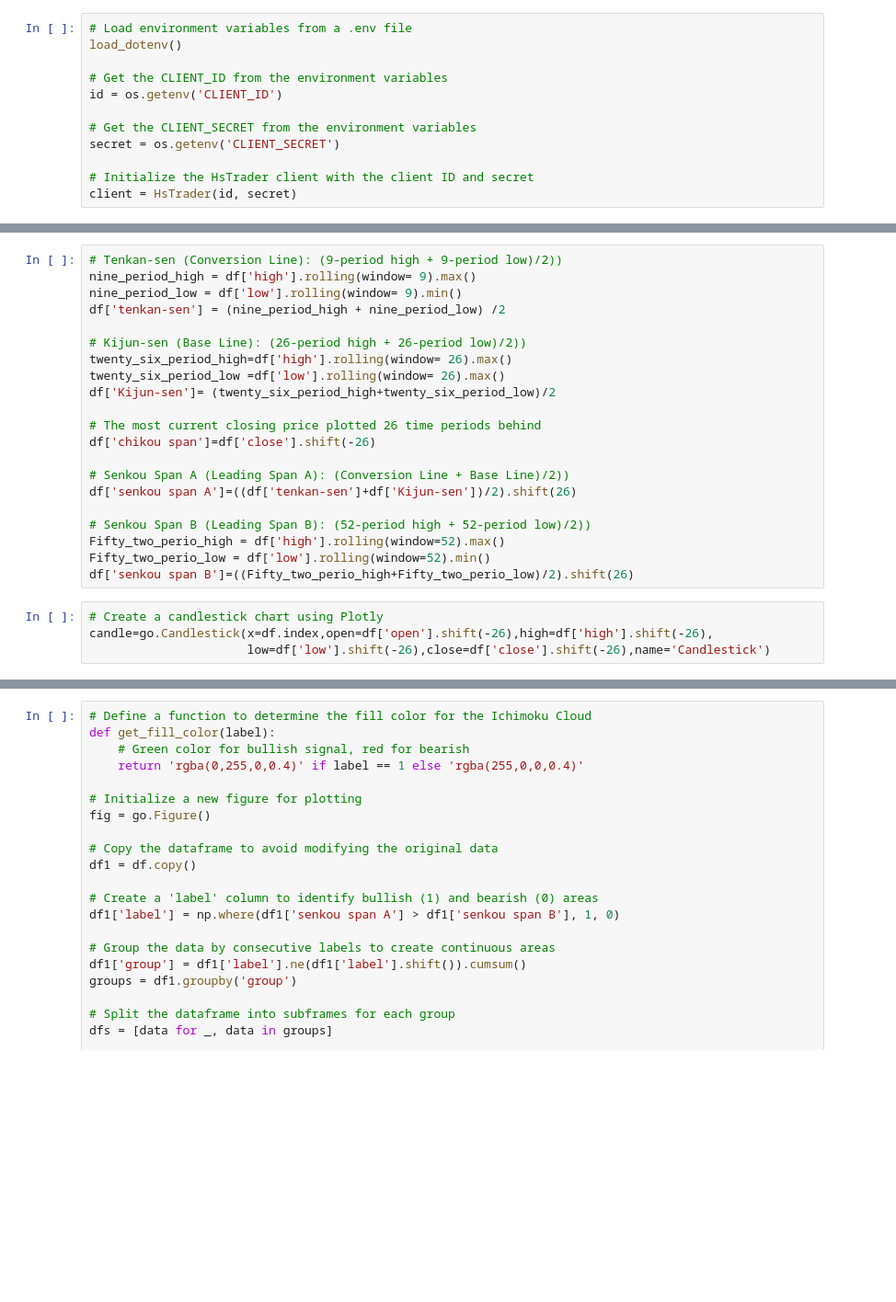
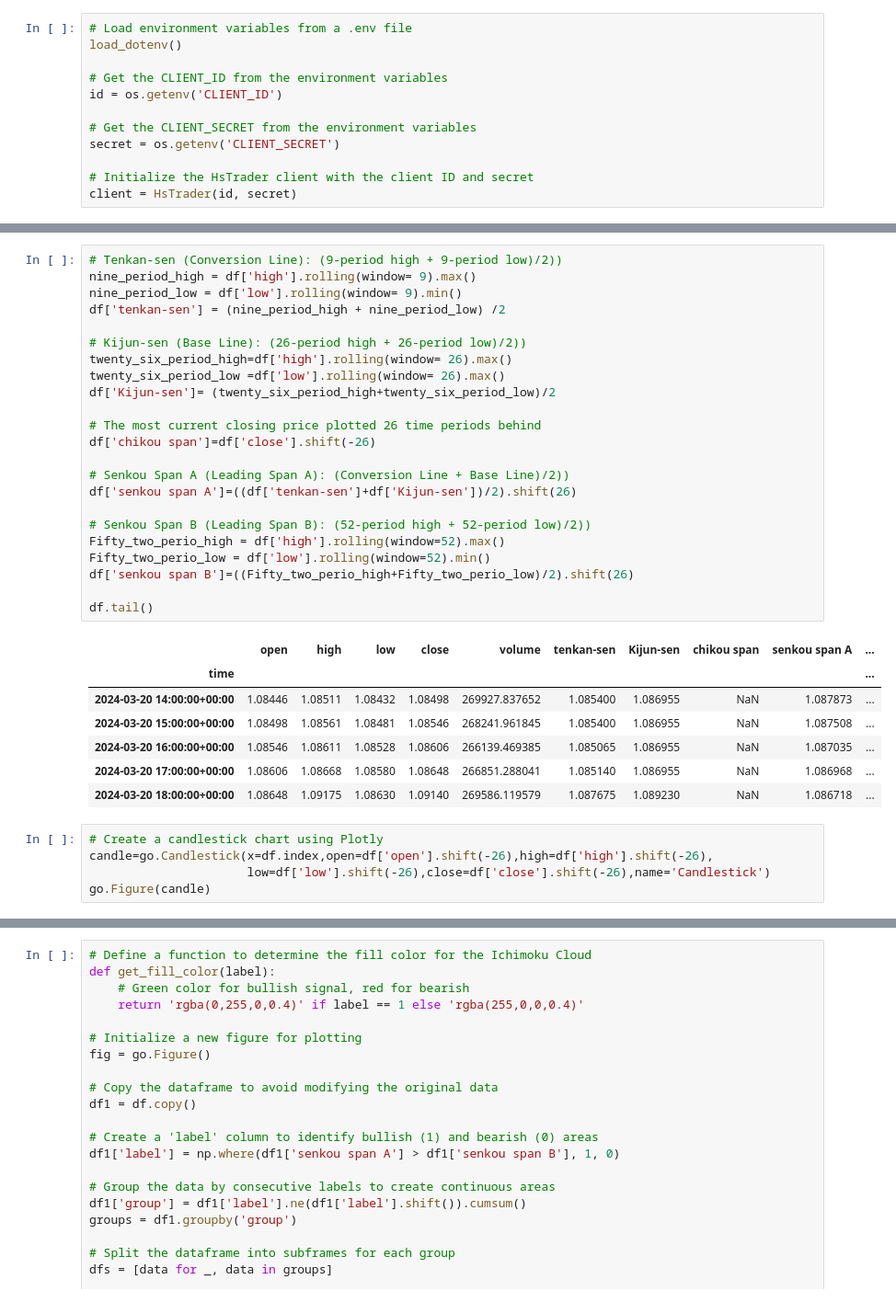
Before and after one commit to RitaBasbous/HsTrader-Ichimoku-Cloud-Indicator, a Jupyter notebook: ichimoku.ipynb, the cells around one changed output, grey strips where cells are left out. Shown at 92% size. Cells and saved outputs as stored; diff of their text form; blank space fills up the shorter version.

Commit message:
I displayed the data frames and added an image for the candlestick.

```diff
--- a/ichimoku.ipynb
+++ b/ichimoku.ipynb
@@ -29,25 +38,36 @@ df.set_index('time',inplace=True)
 # %%
 # Tenkan-sen (Conversion Line): (9-period high + 9-period low)/2))
 nine_period_high = df['high'].rolling(window= 9).max()
 nine_period_low = df['low'].rolling(window= 9).min()
 df['tenkan-sen'] = (nine_period_high + nine_period_low) /2
 
 # Kijun-sen (Base Line): (26-period high + 26-period low)/2))
 twenty_six_period_high=df['high'].rolling(window= 26).max()
 twenty_six_period_low =df['low'].rolling(window= 26).max()
 df['Kijun-sen']= (twenty_six_period_high+twenty_six_period_low)/2
 
 # The most current closing price plotted 26 time periods behind
 df['chikou span']=df['close'].shift(-26)
 
 # Senkou Span A (Leading Span A): (Conversion Line + Base Line)/2))
 df['senkou span A']=((df['tenkan-sen']+df['Kijun-sen'])/2).shift(26)
 
 # Senkou Span B (Leading Span B): (52-period high + 52-period low)/2))
 Fifty_two_perio_high = df['high'].rolling(window=52).max()
 Fifty_two_perio_low = df['low'].rolling(window=52).min()
 df['senkou span B']=((Fifty_two_perio_high+Fifty_two_perio_low)/2).shift(26)
+
+df.tail()
+# %% [output]
+|  | open | high | low | close | volume | tenkan-sen | Kijun-sen | chikou span | senkou span A | ... |
+| time |  |  |  |  |  |  |  |  |  | ... |
+| 2024-03-20 14:00:00+00:00 | 1.08446 | 1.08511 | 1.08432 | 1.08498 | 269927.837652 | 1.085400 | 1.086955 | NaN | 1.087873 | ... |
+| 2024-03-20 15:00:00+00:00 | 1.08498 | 1.08561 | 1.08481 | 1.08546 | 268241.961845 | 1.085400 | 1.086955 | NaN | 1.087508 | ... |
+| 2024-03-20 16:00:00+00:00 | 1.08546 | 1.08611 | 1.08528 | 1.08606 | 266139.469385 | 1.085065 | 1.086955 | NaN | 1.087035 | ... |
+| 2024-03-20 17:00:00+00:00 | 1.08606 | 1.08668 | 1.08580 | 1.08648 | 266851.288041 | 1.085140 | 1.086955 | NaN | 1.086968 | ... |
+| 2024-03-20 18:00:00+00:00 | 1.08648 | 1.09175 | 1.08630 | 1.09140 | 269586.119579 | 1.087675 | 1.089230 | NaN | 1.086718 | ... |
 # %%
 # Create a candlestick chart using Plotly
 candle=go.Candlestick(x=df.index,open=df['open'].shift(-26),high=df['high'].shift(-26),
                       low=df['low'].shift(-26),close=df['close'].shift(-26),name='Candlestick')
+go.Figure(candle)
```
Also changed, not shown: parts of 3 cells of this notebook.
